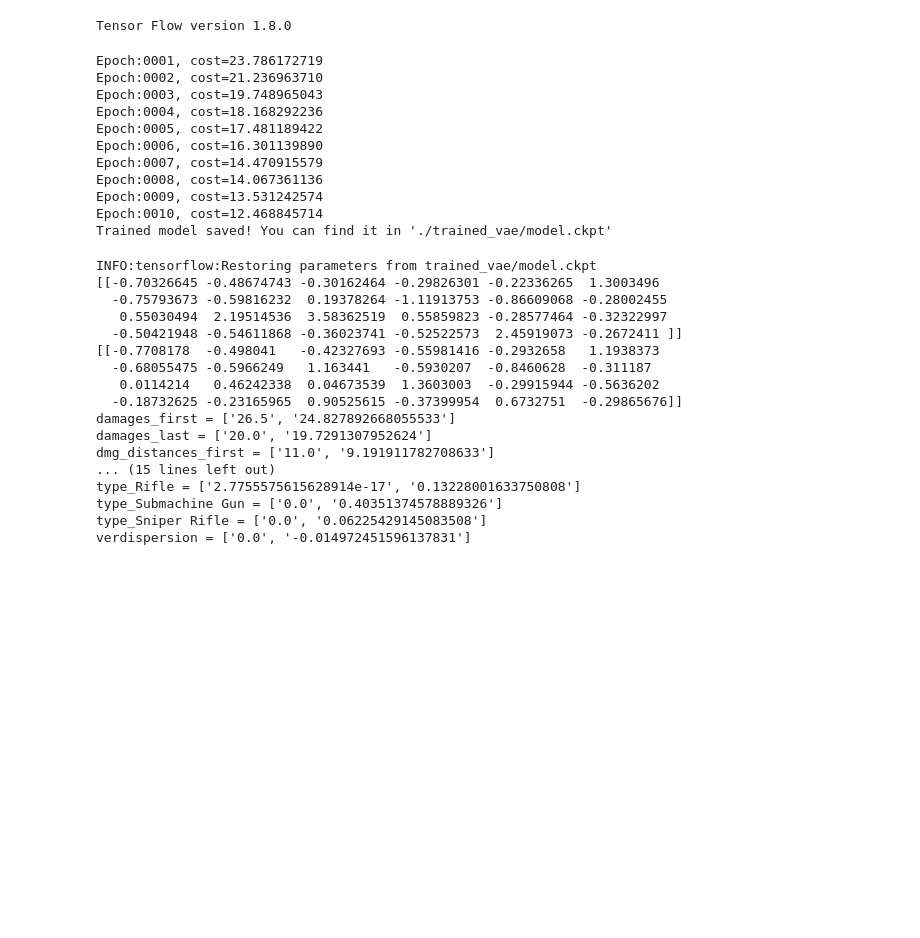
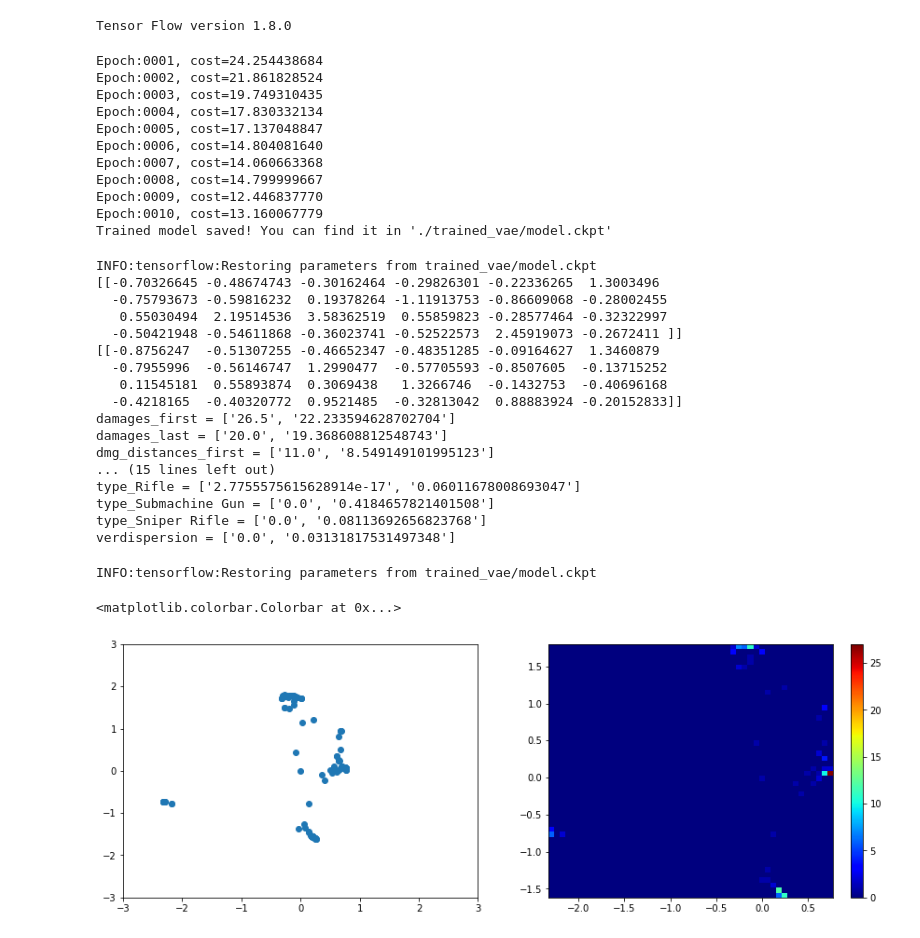
Before and after one commit to bernhardrieder/PCGML-Game-Mechanics, a Jupyter notebook: Learning Methods Test Environment/VAE_testing.ipynb, the cells around one changed output. Cells and saved outputs as stored; diff of their text form; code cells hidden in the pictures; blank space fills up the shorter version.

```diff
--- a/Learning Methods Test Environment/VAE_refactoring.ipynb
+++ b/Learning Methods Test Environment/VAE_testing.ipynb
@@ -94,6 +94,13 @@ class VariationalAutoencoder(object):
         save_path = self._train_saver.save(self._session, path + "model.ckpt") #Saves the weights (not the graph)
         self.__print_debug("Model saved in file: {}".format(save_path))
         return save_path
+
+
+    def calculate_z(self, X):
+        return self._session.run(self.z, feed_dict={self.X: X})
+
+    def calculate_z_mean(self, X):
+        return self._session.run(self.z_mean, feed_dict={self.X: X})
 
     def __print_debug(self, message, indent=0):
         if self._print_debug:
@@ -379,18 +386,19 @@ with tf.Session() as sess:
     vae = get_new_trained_vae(sess, weapon_data, network_architecture, optimizer,
                               transfer_fct, batch_size, num_epochs, epoch_debug_step)
 # %% [output]
-Epoch:0001, cost=23.786172719
-Epoch:0002, cost=21.236963710
-Epoch:0003, cost=19.748965043
-Epoch:0004, cost=18.168292236
-Epoch:0005, cost=17.481189422
-Epoch:0006, cost=16.301139890
-Epoch:0007, cost=14.470915579
-Epoch:0008, cost=14.067361136
-Epoch:0009, cost=13.531242574
-Epoch:0010, cost=12.468845714
+Epoch:0001, cost=24.254438684
+Epoch:0002, cost=21.861828524
+Epoch:0003, cost=19.749310435
+Epoch:0004, cost=17.830332134
+Epoch:0005, cost=17.137048847
+Epoch:0006, cost=14.804081640
+Epoch:0007, cost=14.060663368
+Epoch:0008, cost=14.799999667
+Epoch:0009, cost=12.446837770
+Epoch:0010, cost=13.160067779
 Trained model saved! You can find it in './trained_vae/model.ckpt'
 # %%
+
 with tf.Session(graph=tf.Graph()) as sess:
     vae = get_untrained_vae(sess, network_architecture, optimizer, transfer_fct, batch_size)
     vae = restore_vae(vae, "trained_vae/model.ckpt")
@@ -409,15 +417,45 @@ INFO:tensorflow:Restoring parameters from trained_vae/model.ckpt
   -0.75793673 -0.59816232  0.19378264 -1.11913753 -0.86609068 -0.28002455
    0.55030494  2.19514536  3.58362519  0.55859823 -0.28577464 -0.32322997
   -0.50421948 -0.54611868 -0.36023741 -0.52522573  2.45919073 -0.2672411 ]]
-[[-0.7708178  -0.498041   -0.42327693 -0.55981416 -0.2932658   1.1938373
-  -0.68055475 -0.5966249   1.163441   -0.5930207  -0.8460628  -0.311187
-   0.0114214   0.46242338  0.04673539  1.3603003  -0.29915944 -0.5636202
-  -0.18732625 -0.23165965  0.90525615 -0.37399954  0.6732751  -0.29865676]]
-damages_first = ['26.5', '24.827892668055533']
-damages_last = ['20.0', '19.7291307952624']
-dmg_distances_first = ['11.0', '9.191911782708633']
+[[-0.8756247  -0.51307255 -0.46652347 -0.48351285 -0.09164627  1.3460879
+  -0.7955996  -0.56146747  1.2990477  -0.57705593 -0.8507605  -0.13715252
+   0.11545181  0.55893874  0.3069438   1.3266746  -0.1432753  -0.40696168
+  -0.4218165  -0.40320772  0.9521485  -0.32813042  0.88883924 -0.20152833]]
+damages_first = ['26.5', '22.233594628702704']
+damages_last = ['20.0', '19.368608812548743']
+dmg_distances_first = ['11.0', '8.549149101995123']
 ... (15 lines left out)
-type_Rifle = ['2.7755575615628914e-17', '0.13228001633750808']
-type_Submachine Gun = ['0.0', '0.40351374578889326']
-type_Sniper Rifle = ['0.0', '0.06225429145083508']
-verdispersion = ['0.0', '-0.014972451596137831']
+type_Rifle = ['2.7755575615628914e-17', '0.06011678008693047']
+type_Submachine Gun = ['0.0', '0.4184657821401508']
+type_Sniper Rifle = ['0.0', '0.08113692656823768']
+verdispersion = ['0.0', '0.03131817531497348']
+# %%
+import matplotlib.pyplot as plt
+%matplotlib inline
+
+all_z = np.zeros((1,network_architecture['n_z']))
+with tf.Session(graph=tf.Graph()) as sess:
+    vae = get_untrained_vae(sess, network_architecture, optimizer, transfer_fct, batch_size)
+    vae = restore_vae(vae, "trained_vae/model.ckpt")
+
+    weapon_data = weapons.DataSet(seed=19071991)
+    total_batch = int(weapon_data.num_examples / batch_size)
+
+    # Loop over all batches
+    for i in range(total_batch):
+        batch = weapon_data.next_batch(batch_size)
+        z_mean = vae.calculate_z_mean(batch)
+        all_z = np.vstack((all_z, z_mean))
+
+plt.figure(figsize=(15,5))
+plt.subplot(1,2,1)
+plt.scatter(all_z[:,0], all_z[:,1])
+plt.xlim(-3,3)
+plt.ylim(-3,3)
+plt.subplot(1,2,2)
+plt.hist2d(all_z[:,0], all_z[:,1], (50, 50), cmap=plt.cm.jet)
+plt.colorbar()
+# %% [output]
+INFO:tensorflow:Restoring parameters from trained_vae/model.ckpt
+<matplotlib.colorbar.Colorbar at 0x...>
+[figure, added]
```
Also changed, not shown: parts of 1 cell of this notebook, 5 other files.
